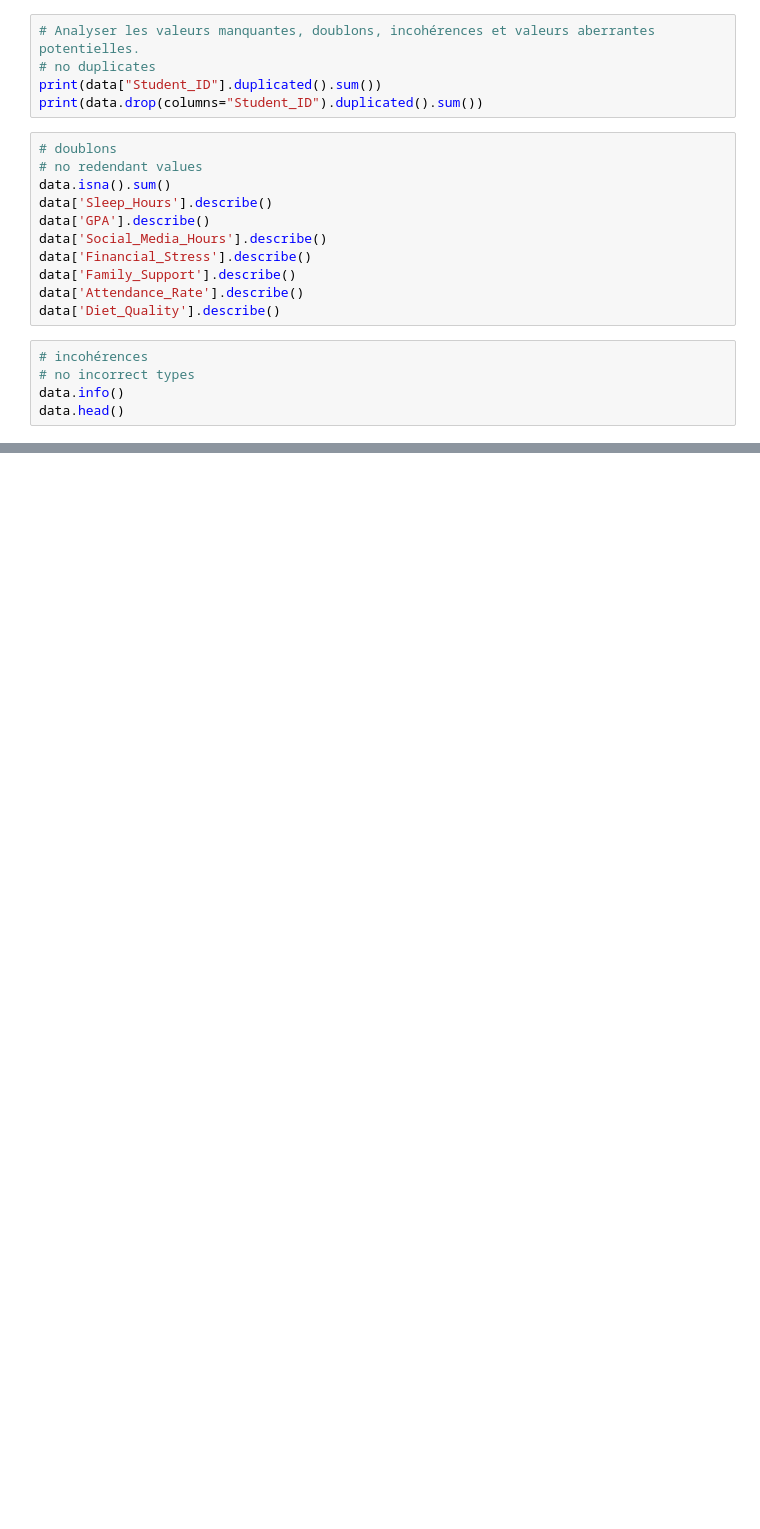
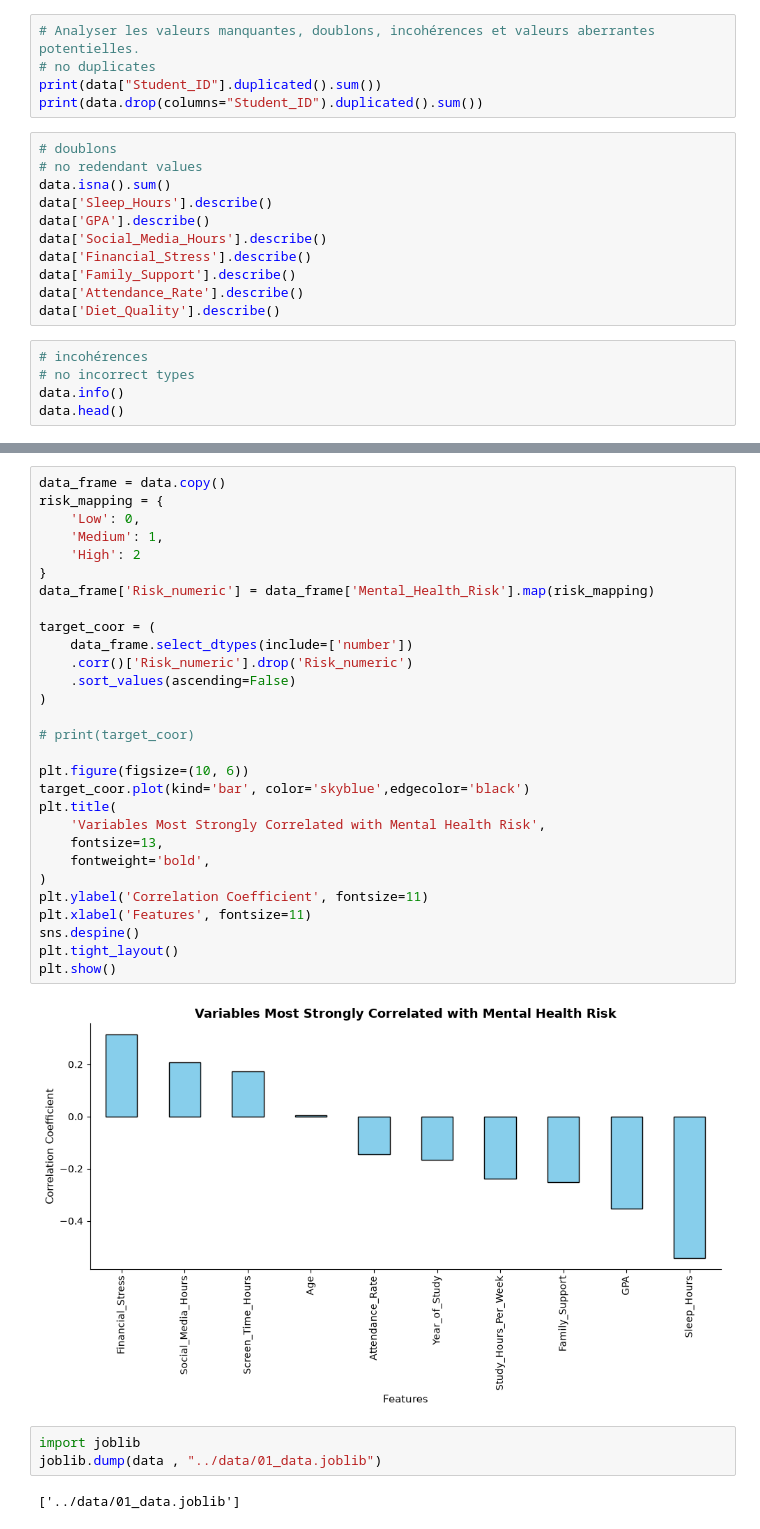
Before and after one commit to ouichouani/youcode_02_06, a Jupyter notebook: notebooks/01_Chargement_Analyse_exploratoire.ipynb, the cells around one changed output, grey strips where cells are left out. Cells and saved outputs as stored; diff of their text form; blank space fills up the shorter version.

```diff
--- a/notebooks/01_Chargement_Analyse_exploratoire.ipynb
+++ b/notebooks/01_Chargement_Analyse_exploratoire.ipynb
@@ -56,0 +164,36 @@ data['Diet_Quality'].value_counts().sort_index()
+# %%
+data_frame = data.copy()
+risk_mapping = {
+    'Low': 0,
+    'Medium': 1,
+    'High': 2
+}
+data_frame['Risk_numeric'] = data_frame['Mental_Health_Risk'].map(risk_mapping)
+
+target_coor = (
+    data_frame.select_dtypes(include=['number'])
+    .corr()['Risk_numeric'].drop('Risk_numeric')
+    .sort_values(ascending=False)
+)
+
+# print(target_coor)
+
+plt.figure(figsize=(10, 6))
+target_coor.plot(kind='bar', color='skyblue',edgecolor='black')
+plt.title(
+    'Variables Most Strongly Correlated with Mental Health Risk',
+    fontsize=13,
+    fontweight='bold',
+)
+plt.ylabel('Correlation Coefficient', fontsize=11)
+plt.xlabel('Features', fontsize=11)
+sns.despine()
+plt.tight_layout()
+plt.show()
+# %% [output]
+[figure, added]
+# %%
+import joblib
+joblib.dump(data , "../data/01_data.joblib")
+# %% [output]
+['../data/01_data.joblib']
```
Also changed, not shown: parts of 6 cells of this notebook, 1 other file.
